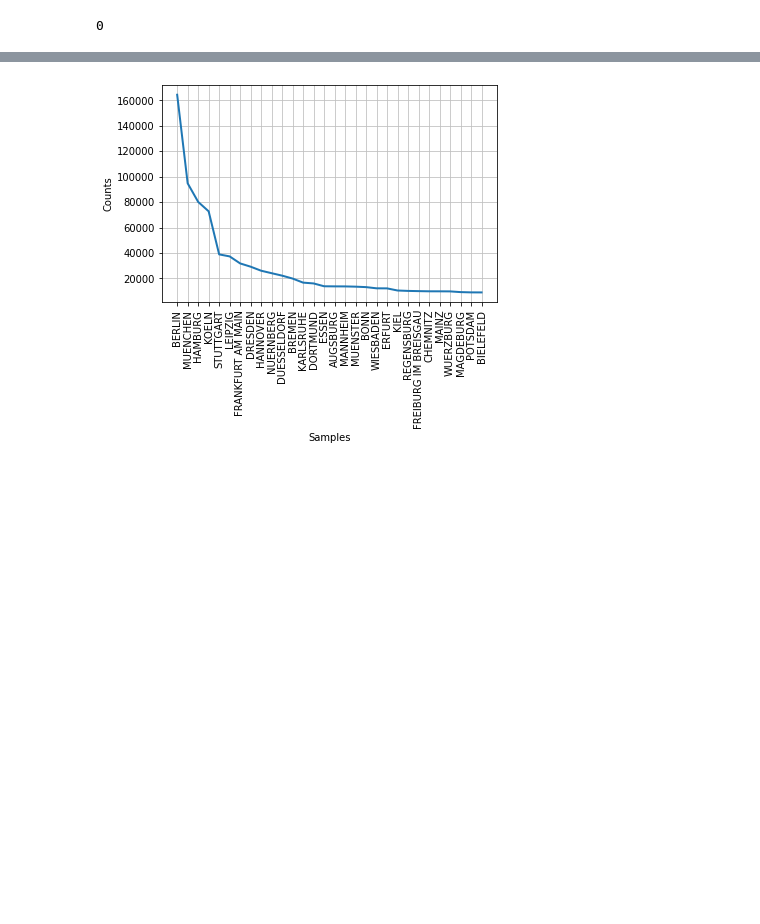
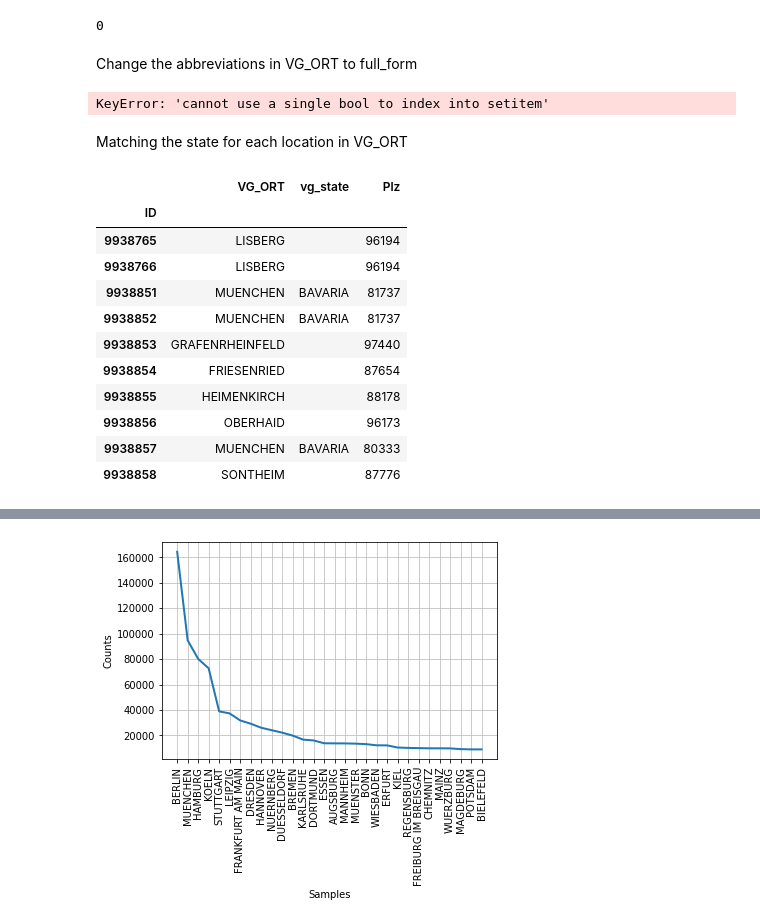
Before and after one commit to Saraavana/reclamation-processing, a Jupyter notebook: 00-Data-Exploration.ipynb, the cells around one changed output, grey strips where cells are left out. Drawn from its saved outputs; the diff is of its cells as text; code cells hidden in the pictures; blank space fills up the shorter version.

```diff
--- a/00-Data-Exploration.ipynb
+++ b/00-Data-Exploration.ipynb
@@ -114,0 +147,21 @@ plt.show()
+# %%
+c_names = ["City", "State"]
+l = []
+for i in range(0,25):
+    table = webpage.select("table")[i]
+    list = table.select("li")
+    for c in list:
+        each = remove_special_char_convert_to_uppercase(c.get_text(','))
+        texts = each.split(',')
+        city = texts[0]
+        if city == 'MUNICH': city = 'MUENCHEN'
+        if city == 'COLOGNE': city = 'KOELN'
+        if city == 'NUREMBERG': city = 'NUERNBERG'
+        if city == 'HANOVER': city = 'HANNOVER'
+        if 'A.D.' in city:  city = city.replace('A.D.','AN DER ')
+        if 'B.' in city: city = city.replace('B.','BEI')
+        if 'I.' in city: city = city.replace('I.','IN')
+
+        state = texts[1].replace('(','').replace(')','')
+        l.append([city , state])
+print(l[0])
@@ -114,0 +170,3 @@ plt.show()
+# %%
+cities_states_de_df = pd.DataFrame(l, columns=c_names)
+cities_states_de_df.head()
@@ -131,3 +201,42 @@ allclaims_df['VG_ORT'] = pd.Categorical(allPlaces, ordered = False)
 len(allclaims_df[allclaims_df['VG_ORT'].str.contains(',') == True])
 # %% [output]
 0
+# %% [markdown]
+Change the abbreviations in VG_ORT to full_form
+# %%
+for each in allclaims_df.itertuples() :
+    city = each.VG_ORT
+    allclaims_df.loc['A.D.' in allclaims_df['VG_ORT'], 'VG_ORT'] = city.replace('A.D.','AN DER ')
+    # allclaims_df.loc['B.' in allclaims_df['VG_ORT'], 'VG_ORT'] = city.replace('B.','BEI')
+    # allclaims_df.loc['I.' in allclaims_df['VG_ORT'], 'VG_ORT'] = city.replace('I.','IN')
+# %% [output]
+KeyError: 'cannot use a single bool to index into setitem'
+# %% [markdown]
+Matching the state for each location in VG_ORT
+# %%
+# vg_ort_df = (row.VG_ORT for row in allclaims_df.itertuples())
+# print(vg_ort_df)
+
+df_vg_ort = pd.DataFrame(allclaims_df['VG_ORT'])
+df_vg_ort['vg_state'] = ''
+df_vg_ort['Plz'] = allclaims_df['VERANST_PLZ']
+
+for each in cities_states_de_df.itertuples() :
+    city = each.City
+    state = each.State
+    df_vg_ort.loc[df_vg_ort['VG_ORT'] == city, 'vg_state'] = state
+
+display(df_vg_ort.head(10))
+# %% [output]
+|  | VG_ORT | vg_state | Plz |
+| ID |  |  |  |
+| 9938765 | LISBERG |  | 96194 |
+| 9938766 | LISBERG |  | 96194 |
+| 9938851 | MUENCHEN | BAVARIA | 81737 |
+| 9938852 | MUENCHEN | BAVARIA | 81737 |
+| 9938853 | GRAFENRHEINFELD |  | 97440 |
+| 9938854 | FRIESENRIED |  | 87654 |
+| 9938855 | HEIMENKIRCH |  | 88178 |
+| 9938856 | OBERHAID |  | 96173 |
+| 9938857 | MUENCHEN | BAVARIA | 80333 |
+| 9938858 | SONTHEIM |  | 87776 |
```
Also changed, not shown: parts of 14 cells of this notebook, 2 other files.
